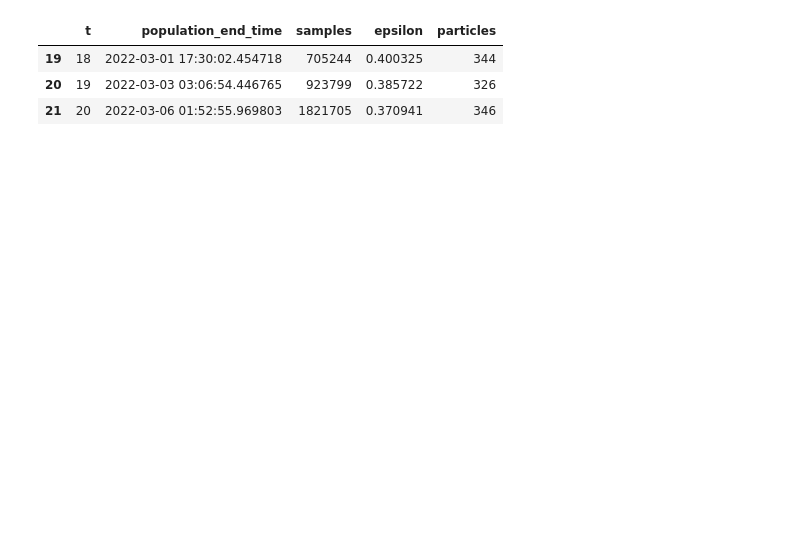
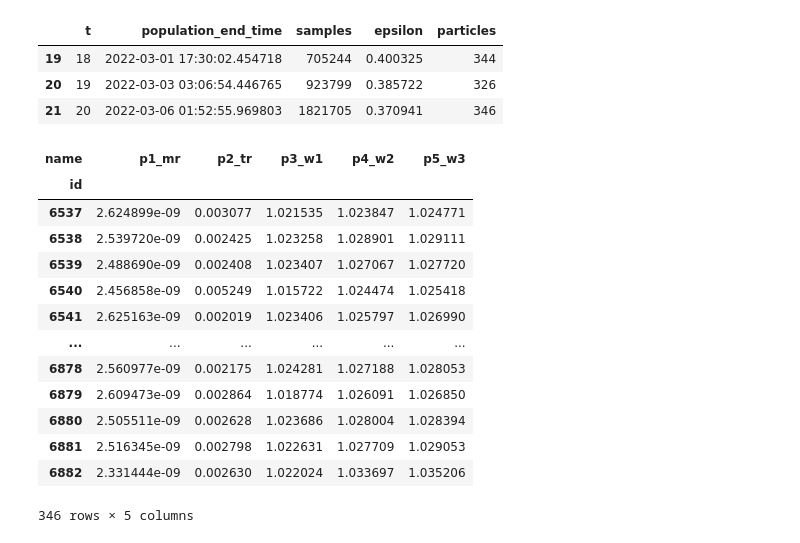
Before and after one commit to yoavram-lab/Heatrisomy, a Jupyter notebook: src/notebooks/alt-prior.ipynb, the cells around one changed output. Saved outputs shown, nothing was run; the diff lists cells and outputs as text; code cells hidden in the pictures; blank space fills up the shorter version.

```diff
--- a/src/notebooks/alt-prior.ipynb
+++ b/src/notebooks/alt-prior.ipynb
@@ -22,3 +24,22 @@ history.get_all_populations()[-3:]
 | 19 | 18 | 2022-03-01 17:30:02.454718 | 705244 | 0.400325 | 344 |
 | 20 | 19 | 2022-03-03 03:06:54.446765 | 923799 | 0.385722 | 326 |
 | 21 | 20 | 2022-03-06 01:52:55.969803 | 1821705 | 0.370941 | 346 |
+# %%
+history = pyabc.History("sqlite:///{0}/{1}/{1}.db".format(path, f))
+samples, weights = history.get_distribution(m=0, t=None)
+samples
+# %% [output]
+| name | p1_mr | p2_tr | p3_w1 | p4_w2 | p5_w3 |
+| id |  |  |  |  |  |
+| 6537 | 2.624899e-09 | 0.003077 | 1.021535 | 1.023847 | 1.024771 |
+| 6538 | 2.539720e-09 | 0.002425 | 1.023258 | 1.028901 | 1.029111 |
+| 6539 | 2.488690e-09 | 0.002408 | 1.023407 | 1.027067 | 1.027720 |
+| 6540 | 2.456858e-09 | 0.005249 | 1.015722 | 1.024474 | 1.025418 |
+| 6541 | 2.625163e-09 | 0.002019 | 1.023406 | 1.025797 | 1.026990 |
+| ... | ... | ... | ... | ... | ... |
+| 6878 | 2.560977e-09 | 0.002175 | 1.024281 | 1.027188 | 1.028053 |
+| 6879 | 2.609473e-09 | 0.002864 | 1.018774 | 1.026091 | 1.026850 |
+| 6880 | 2.505511e-09 | 0.002628 | 1.023686 | 1.028004 | 1.028394 |
+| 6881 | 2.516345e-09 | 0.002798 | 1.022631 | 1.027709 | 1.029053 |
+| 6882 | 2.331444e-09 | 0.002630 | 1.022024 | 1.033697 | 1.035206 |
+346 rows × 5 columns
```
Also changed, not shown: parts of 9 cells of this notebook, 3 other files.
